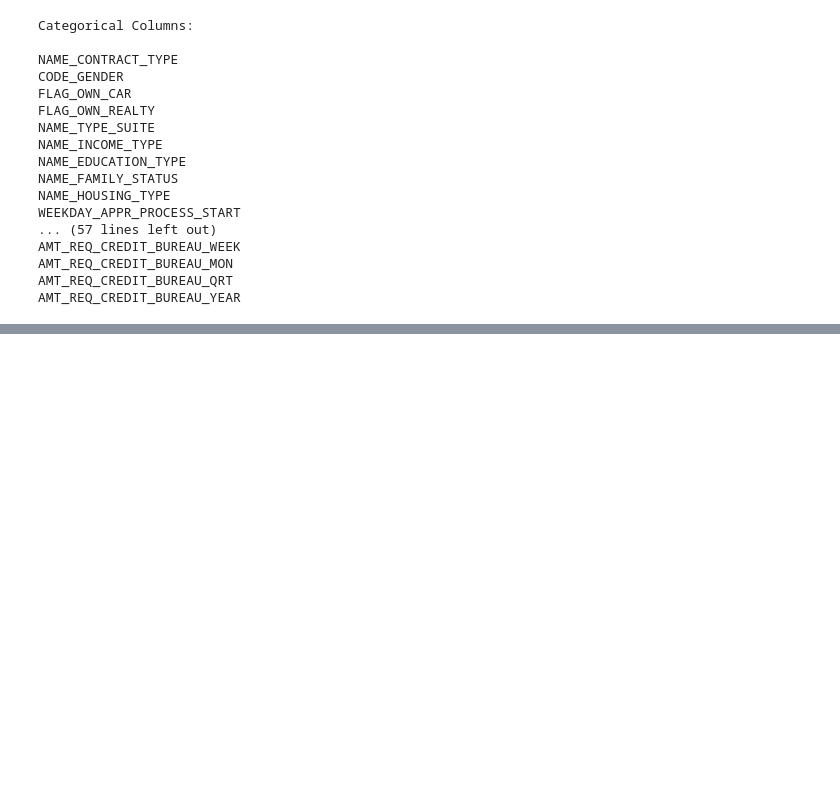
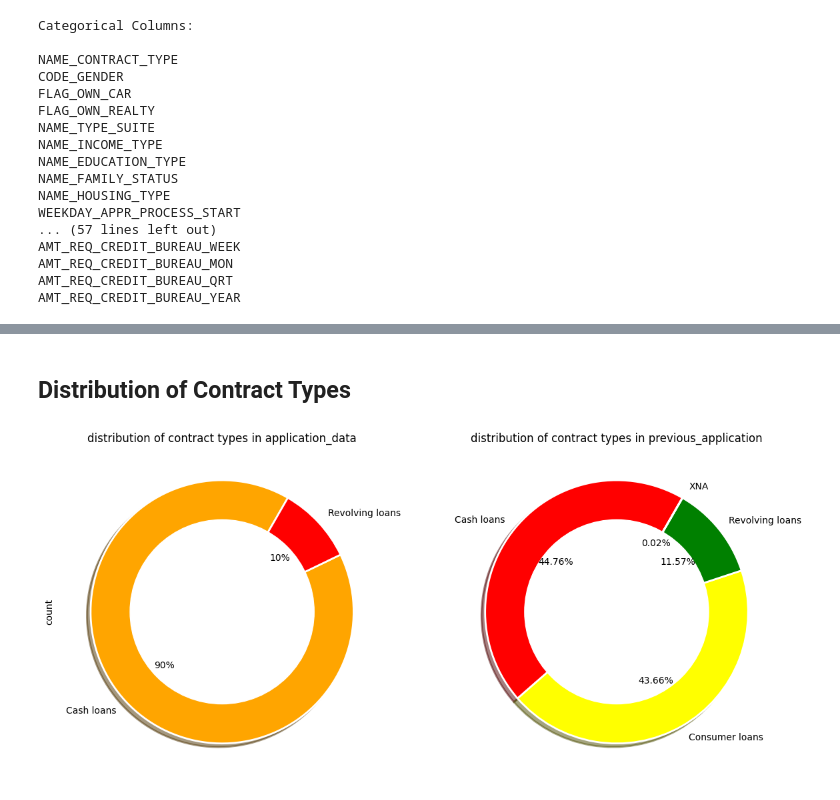
Before and after one commit to hiteshhhh007/Financial-Risk-Assessment, a Jupyter notebook: Financial-Risk-Assessment.ipynb, the cells around one changed output, grey strips where cells are left out. Saved outputs shown, nothing was run; the diff lists cells and outputs as text; code cells hidden in the pictures; blank space fills up the shorter version.

```diff
--- a/Financial-Risk-Assessment.ipynb
+++ b/Financial-Risk-Assessment.ipynb
@@ -478,0 +523,23 @@ AMT_REQ_CREDIT_BUREAU_YEAR
+# %% [markdown]
+## Distribution of Contract Types
+# %%
+plt.figure(figsize=(14,7))
+plt.subplot(121)
+application_data["NAME_CONTRACT_TYPE"].value_counts().plot.pie(autopct = "%1.0f%%",colors = ["orange","red"],startangle = 60,
+                                                                        wedgeprops={"linewidth":2,"edgecolor":"white"},shadow =True)
+circ = plt.Circle((0,0),.7,color="white")
+plt.gca().add_artist(circ)
+plt.title("distribution of contract types in application_data")
+
+plt.subplot(122)
+previous_application["NAME_CONTRACT_TYPE"].value_counts().plot.pie(autopct = "%1.2f%%",colors = ["red","yellow","green",'BLACK'],startangle = 60,
+                                                                        wedgeprops={"linewidth":2,"edgecolor":"white"},shadow =True)
+circ = plt.Circle((0,0),.7,color="white")
+plt.gca().add_artist(circ)
+plt.ylabel("")
+plt.title("distribution of contract types in previous_application")
+plt.show()
+
+plt.show()
+# %% [output]
+[figure, added]
```
Also changed, not shown: parts of 19 cells of this notebook, 1 other file.
